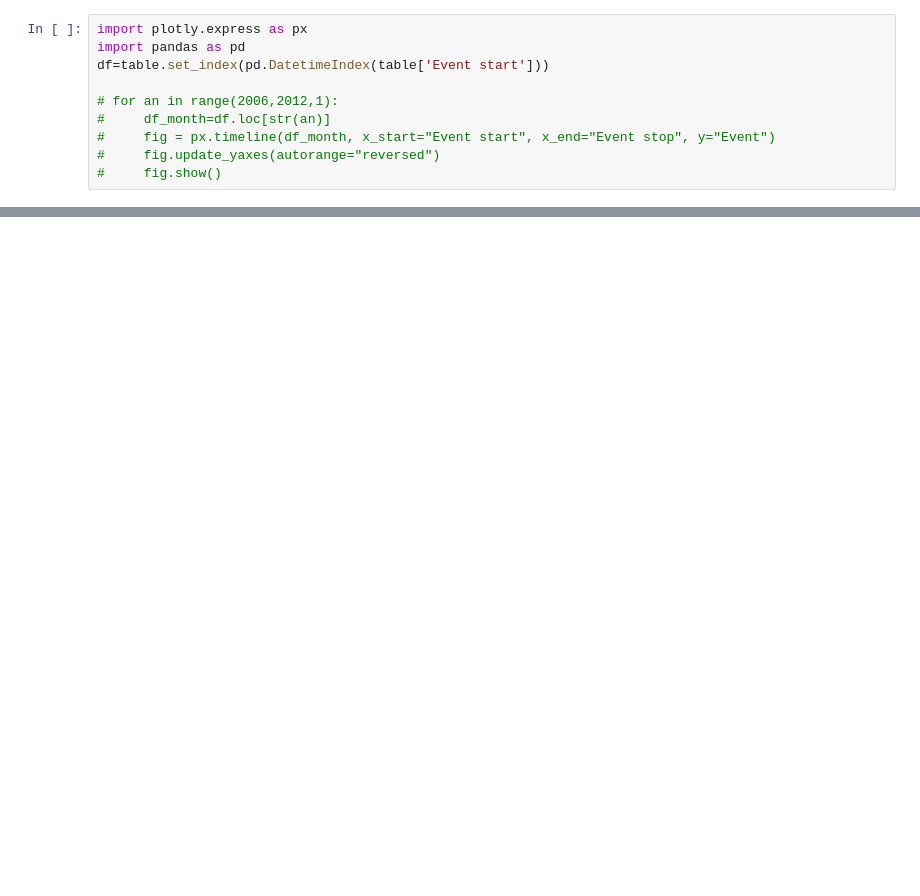
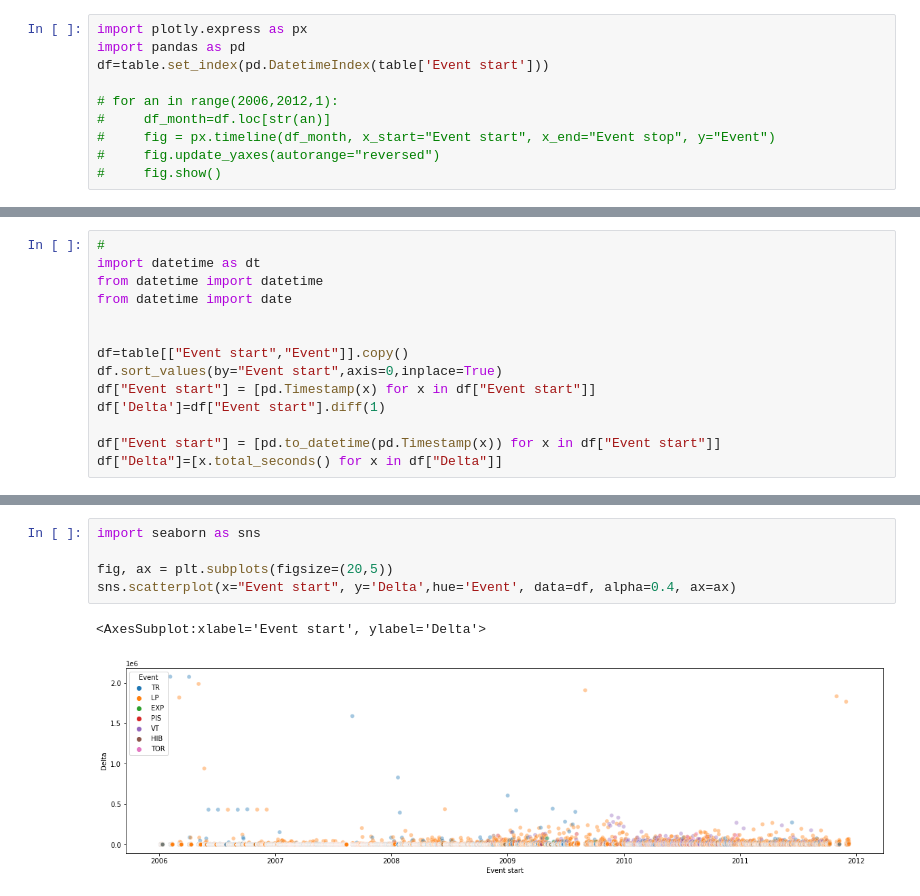
Before and after one commit to rubalravinder/cas_etude_volcano, a Jupyter notebook: Volcano_Etude_3.ipynb, the cells around one changed output, grey strips where cells are left out. Saved outputs shown, nothing was run; the diff lists cells and outputs as text; blank space fills up the shorter version.

```diff
--- a/Volcano_Etude_3.ipynb
+++ b/Volcano_Etude_3.ipynb
@@ -68,0 +33,14 @@ df_r
+# %%
+#
+import datetime as dt
+from datetime import datetime
+from datetime import date
+
+
+df=table[["Event start","Event"]].copy()
+df.sort_values(by="Event start",axis=0,inplace=True)
+df["Event start"] = [pd.Timestamp(x) for x in df["Event start"]]
+df['Delta']=df["Event start"].diff(1)
+
+df["Event start"] = [pd.to_datetime(pd.Timestamp(x)) for x in df["Event start"]]
+df["Delta"]=[x.total_seconds() for x in df["Delta"]]
@@ -68,0 +60,8 @@ df_r
+# %%
+import seaborn as sns
+
+fig, ax = plt.subplots(figsize=(20,5))
+sns.scatterplot(x="Event start", y='Delta',hue='Event', data=df, alpha=0.4, ax=ax)
+# %% [output]
+<AxesSubplot:xlabel='Event start', ylabel='Delta'>
+[figure, added]
```
Also changed, not shown: parts of 4 cells of this notebook.
